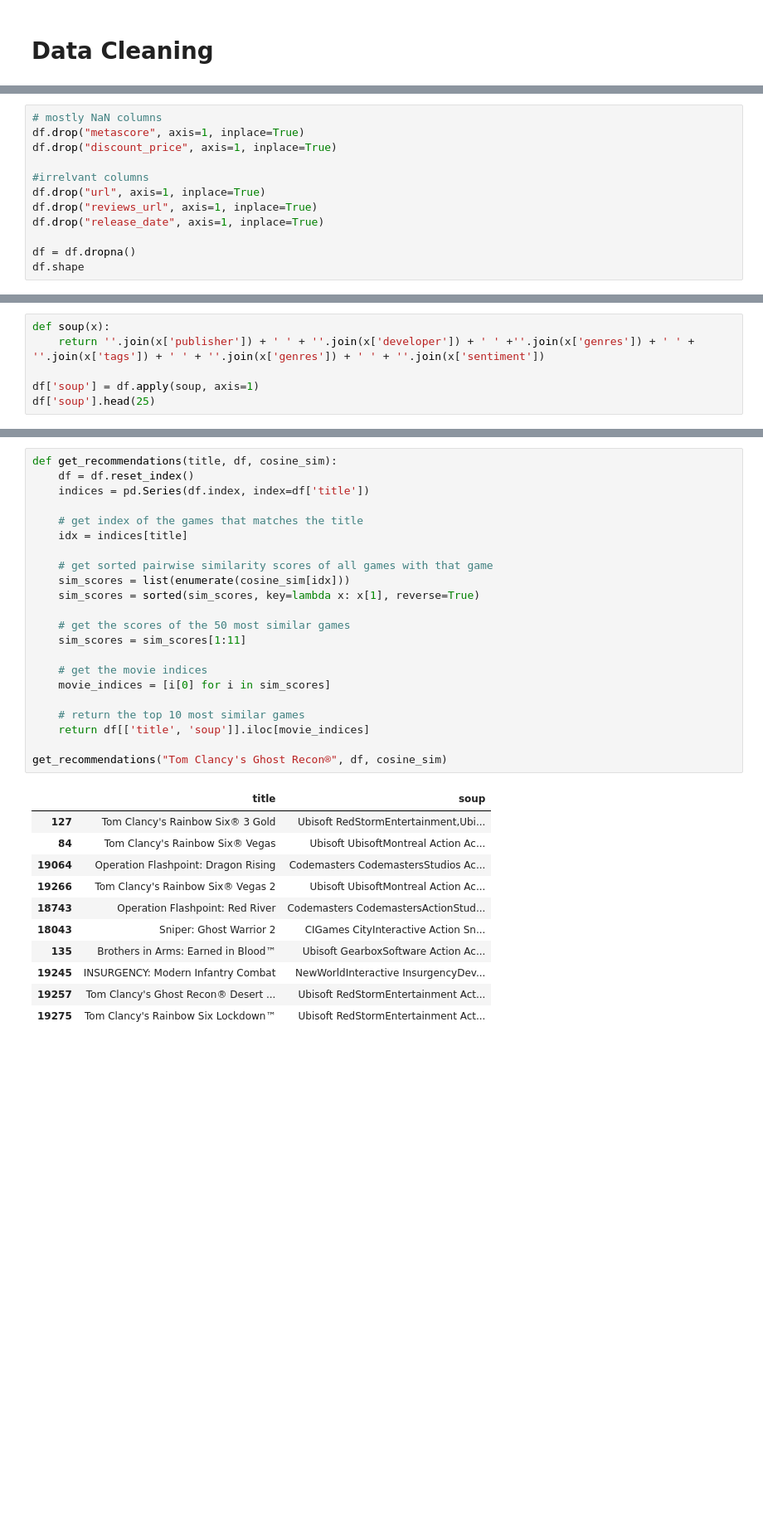
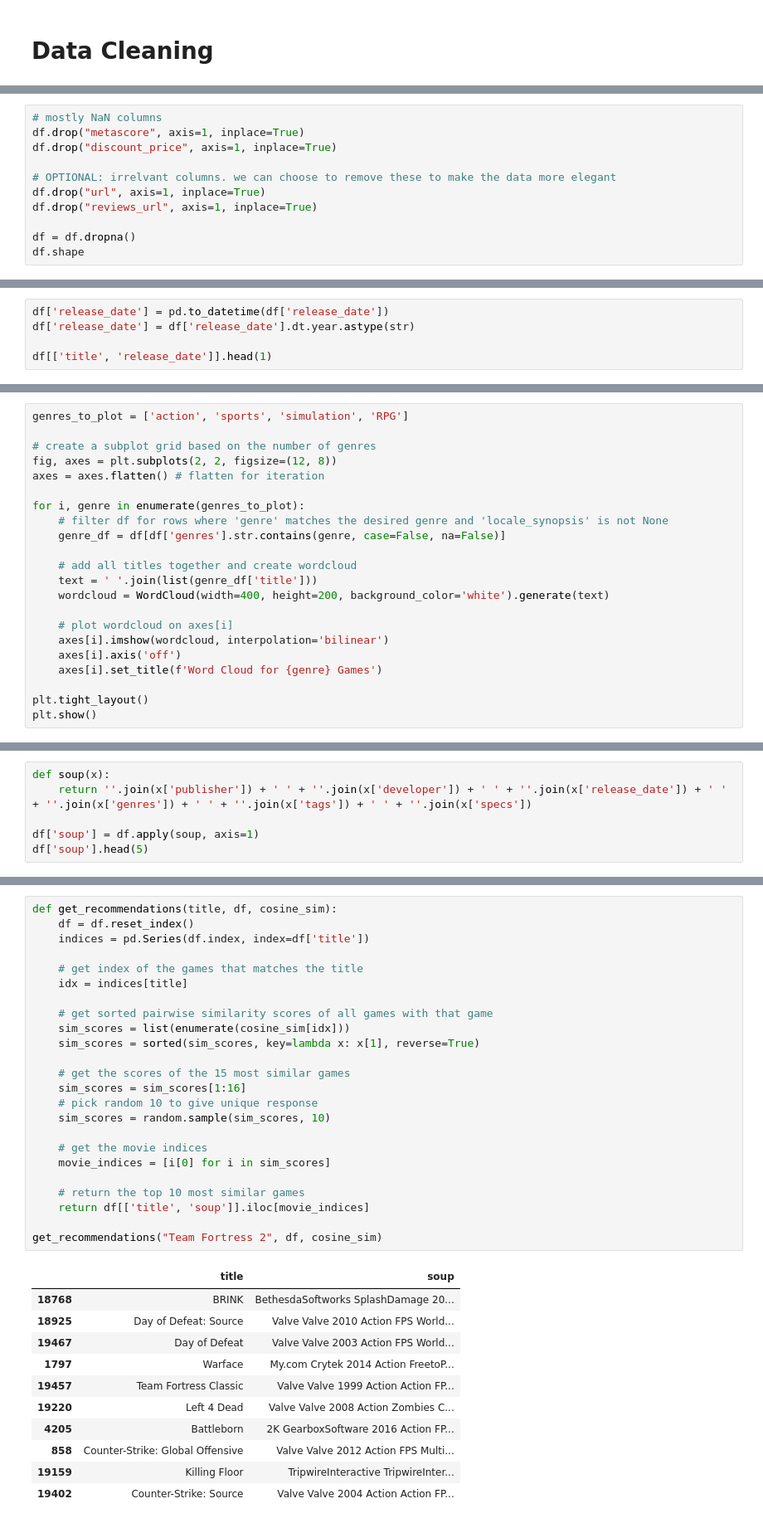
Before and after one commit to lanceu0128/recommender, a Jupyter notebook: steam_recommender.ipynb, the cells around one changed output, grey strips where cells are left out. Shown at 83% size. Saved outputs shown, nothing was run; the diff lists cells and outputs as text; blank space fills up the shorter version.

Commit message:
content filtering EDA and user data

```diff
--- a/steam_recommender.ipynb
+++ b/steam_recommender.ipynb
@@ -87,10 +114,9 @@ dtype: int64
 df.drop("metascore", axis=1, inplace=True)
 df.drop("discount_price", axis=1, inplace=True)
 
-#irrelvant columns
+# OPTIONAL: irrelvant columns. we can choose to remove these to make the data more elegant
 df.drop("url", axis=1, inplace=True)
 df.drop("reviews_url", axis=1, inplace=True)
-df.drop("release_date", axis=1, inplace=True)
 
 df = df.dropna()
 df.shape
@@ -116,0 +154,5 @@ df[['genres', 'tags', 'specs', 'sentiment']].head(1)
+# %%
+df['release_date'] = pd.to_datetime(df['release_date'])
+df['release_date'] = df['release_date'].dt.year.astype(str)
+
+df[['title', 'release_date']].head(1)
@@ -116,0 +262,22 @@ df[['genres', 'tags', 'specs', 'sentiment']].head(1)
+# %%
+genres_to_plot = ['action', 'sports', 'simulation', 'RPG']
+
+# create a subplot grid based on the number of genres
+fig, axes = plt.subplots(2, 2, figsize=(12, 8))
+axes = axes.flatten() # flatten for iteration
+
+for i, genre in enumerate(genres_to_plot):
+    # filter df for rows where 'genre' matches the desired genre and 'locale_synopsis' is not None
+    genre_df = df[df['genres'].str.contains(genre, case=False, na=False)]
+
+    # add all titles together and create wordcloud
+    text = ' '.join(list(genre_df['title']))
+    wordcloud = WordCloud(width=400, height=200, background_color='white').generate(text)
+
+    # plot wordcloud on axes[i]
+    axes[i].imshow(wordcloud, interpolation='bilinear')
+    axes[i].axis('off')
+    axes[i].set_title(f'Word Cloud for {genre} Games')
+
+plt.tight_layout()
+plt.show()
@@ -119,7 +296,7 @@ df[['genres', 'tags', 'specs', 'sentiment']].head(1)
 # %%
 def soup(x):
-    return ''.join(x['publisher']) + ' ' + ''.join(x['developer']) + ' ' +''.join(x['genres']) + ' ' + ''.join(x['tags']) + ' ' + ''.join(x['genres']) + ' ' + ''.join(x['sentiment'])
+    return ''.join(x['publisher']) + ' ' + ''.join(x['developer']) + ' ' + ''.join(x['release_date']) + ' ' + ''.join(x['genres']) + ' ' + ''.join(x['tags']) + ' ' + ''.join(x['specs'])
 
 df['soup'] = df.apply(soup, axis=1)
-df['soup'].head(25)
+df['soup'].head(5)
 # %% [output]
@@ -151,34 +328,36 @@ cosine_sim = cosine_similarity(count_matrix, count_matrix)
 # %%
 def get_recommendations(title, df, cosine_sim):
     df = df.reset_index()
     indices = pd.Series(df.index, index=df['title'])
 
     # get index of the games that matches the title
     idx = indices[title]
 
     # get sorted pairwise similarity scores of all games with that game
     sim_scores = list(enumerate(cosine_sim[idx]))
     sim_scores = sorted(sim_scores, key=lambda x: x[1], reverse=True)
 
-    # get the scores of the 50 most similar games
-    sim_scores = sim_scores[1:11]
+    # get the scores of the 15 most similar games
+    sim_scores = sim_scores[1:16]
+    # pick random 10 to give unique response
+    sim_scores = random.sample(sim_scores, 10)
 
     # get the movie indices
     movie_indices = [i[0] for i in sim_scores]
 
     # return the top 10 most similar games
     return df[['title', 'soup']].iloc[movie_indices]
 
-get_recommendations("Tom Clancy's Ghost Recon®", df, cosine_sim)
+get_recommendations("Team Fortress 2", df, cosine_sim)
 # %% [output]
 |  | title | soup |
-| 127 | Tom Clancy's Rainbow Six® 3 Gold | Ubisoft RedStormEntertainment,Ubi... |
-| 84 | Tom Clancy's Rainbow Six® Vegas | Ubisoft UbisoftMontreal Action Ac... |
-| 19064 | Operation Flashpoint: Dragon Rising | Codemasters CodemastersStudios Ac... |
-| 19266 | Tom Clancy's Rainbow Six® Vegas 2 | Ubisoft UbisoftMontreal Action Ac... |
-| 18743 | Operation Flashpoint: Red River | Codemasters CodemastersActionStud... |
-| 18043 | Sniper: Ghost Warrior 2 | CIGames CityInteractive Action Sn... |
-| 135 | Brothers in Arms: Earned in Blood™ | Ubisoft GearboxSoftware Action Ac... |
-| 19245 | INSURGENCY: Modern Infantry Combat | NewWorldInteractive InsurgencyDev... |
-| 19257 | Tom Clancy's Ghost Recon® Desert ... | Ubisoft RedStormEntertainment Act... |
-| 19275 | Tom Clancy's Rainbow Six Lockdown™ | Ubisoft RedStormEntertainment Act... |
+| 18768 | BRINK | BethesdaSoftworks SplashDamage 20... |
+| 18925 | Day of Defeat: Source | Valve Valve 2010 Action FPS World... |
+| 19467 | Day of Defeat | Valve Valve 2003 Action FPS World... |
+| 1797 | Warface | My.com Crytek 2014 Action FreetoP... |
+| 19457 | Team Fortress Classic | Valve Valve 1999 Action Action FP... |
+| 19220 | Left 4 Dead | Valve Valve 2008 Action Zombies C... |
+| 4205 | Battleborn | 2K GearboxSoftware 2016 Action FP... |
+| 858 | Counter-Strike: Global Offensive | Valve Valve 2012 Action FPS Multi... |
+| 19159 | Killing Floor | TripwireInteractive TripwireInter... |
+| 19402 | Counter-Strike: Source | Valve Valve 2004 Action Action FP... |
```
Also changed, not shown: parts of 38 cells of this notebook, 1 other file.
